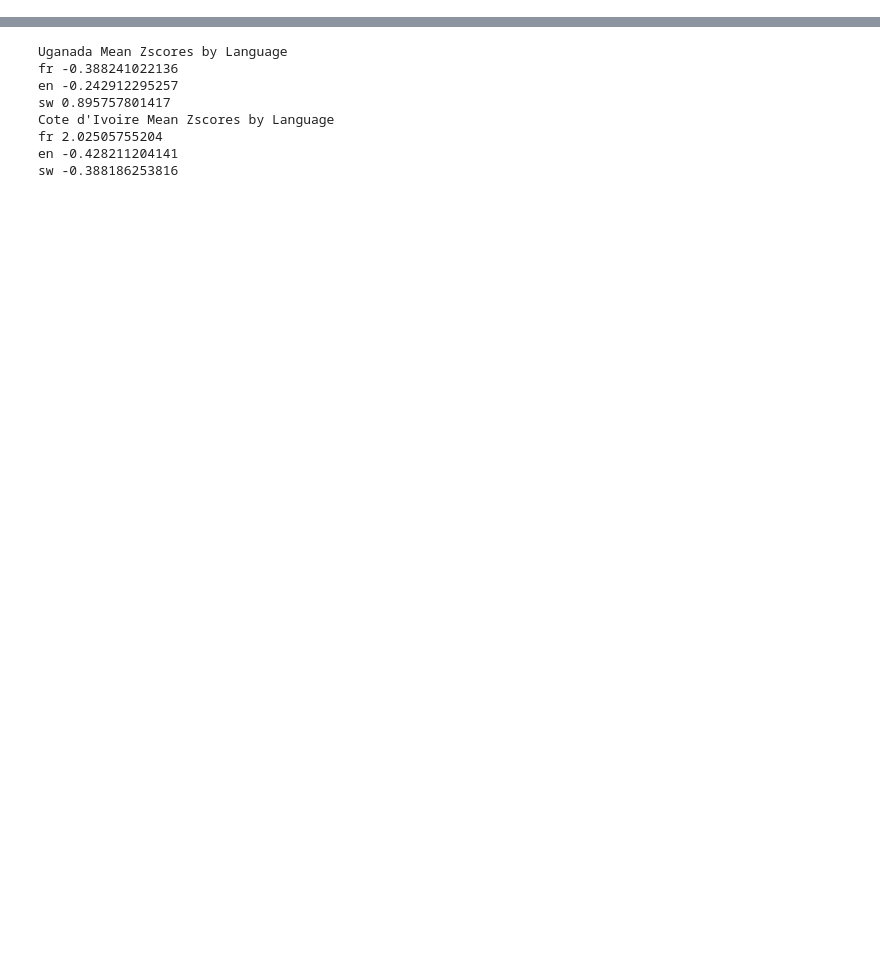
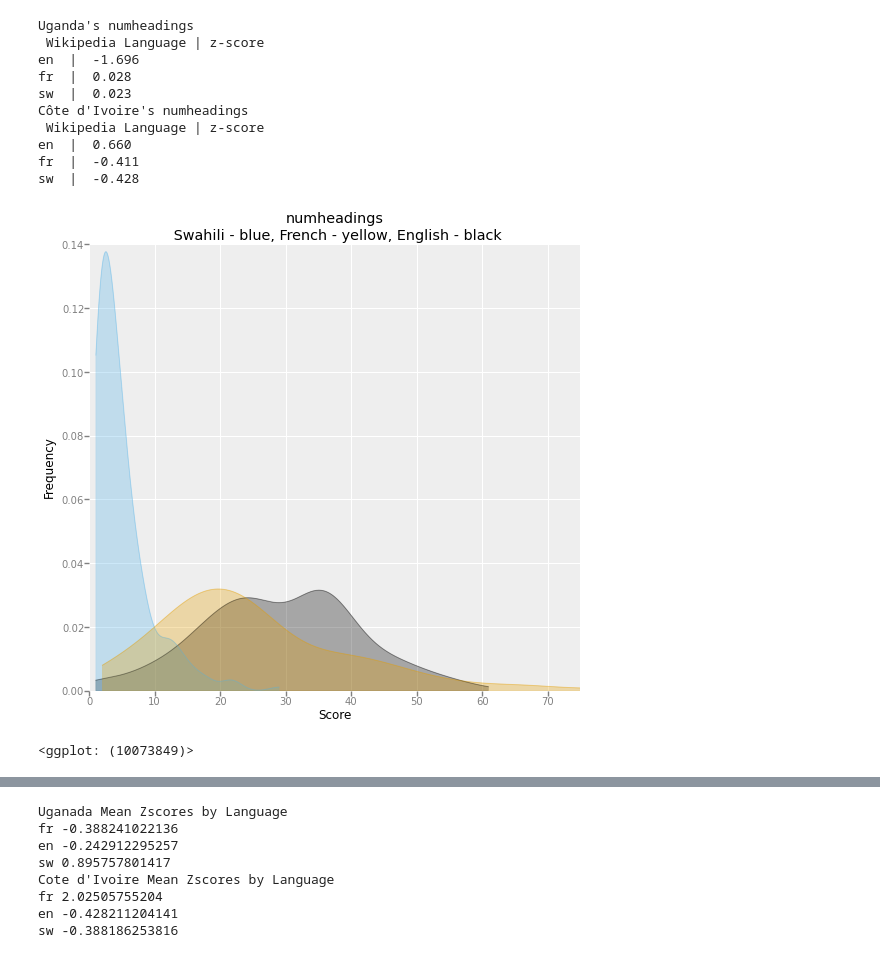
Before and after one commit to notconfusing/kumusha_takes_wiki, a Jupyter notebook: ActionableMetrics.ipynb, the cells around one changed output, grey strips where cells are left out. Saved outputs shown, nothing was run; the diff lists cells and outputs as text; code cells hidden in the pictures; blank space fills up the shorter version.

```diff
--- a/ActionableMetrics.ipynb
+++ b/ActionableMetrics.ipynb
@@ -464,0 +90,15 @@ sw  |  -0.244
+# %%
+metric_analyse_density('numheadings', 75)
+# %% [output]
+Uganda's numheadings
+ Wikipedia Language | z-score
+en  |  -1.696
+fr  |  0.028
+sw  |  0.023
+Côte d'Ivoire's numheadings
+ Wikipedia Language | z-score
+en  |  0.660
+fr  |  -0.411
+sw  |  -0.428
+[figure, added]
+<ggplot: (10073849)>
```
Also changed, not shown: parts of 122 cells of this notebook.
